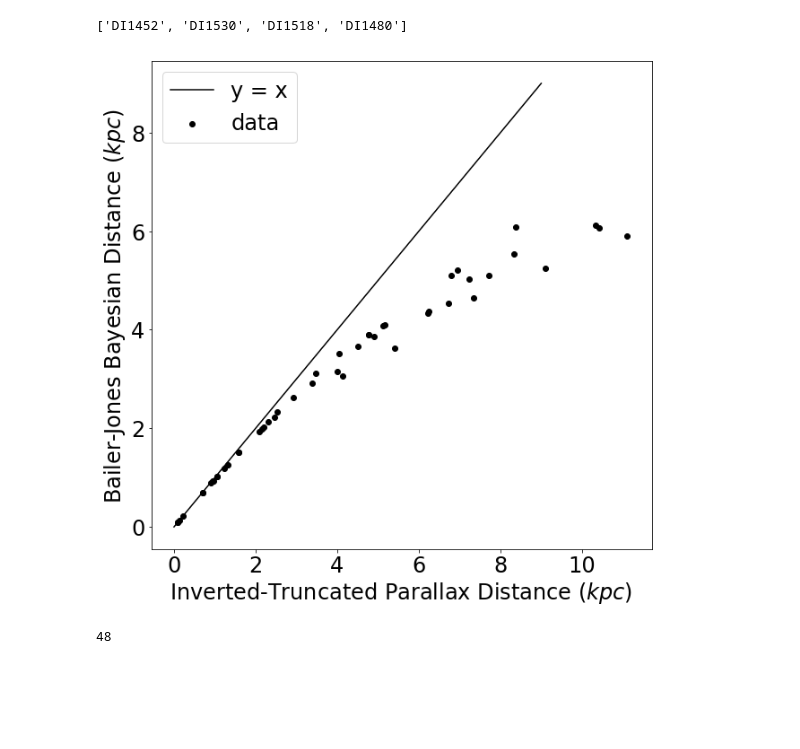
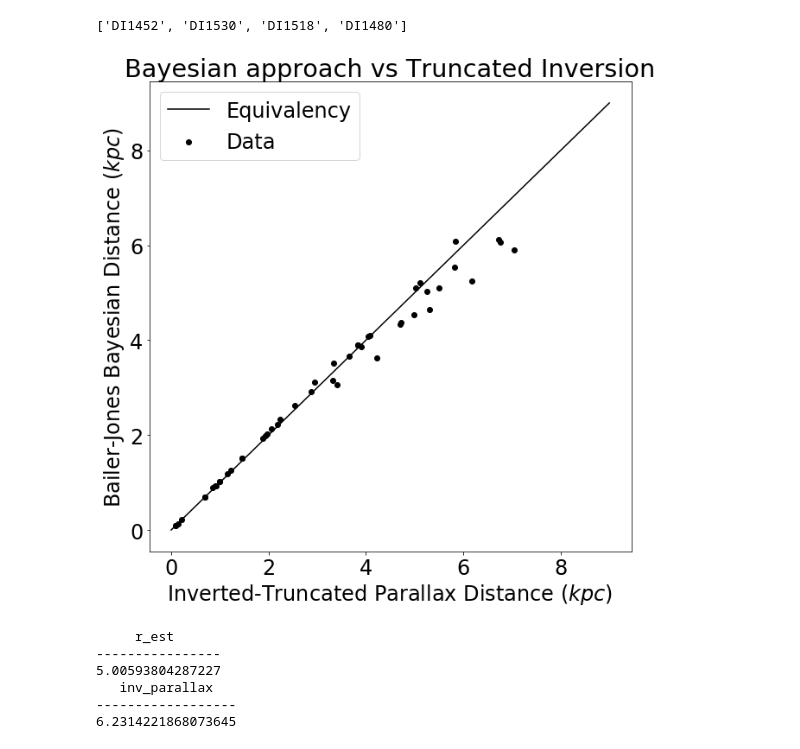
Before and after one commit to JoshuaPovick/MS_young, a Jupyter notebook: propmot_veldist_prop.ipynb, the cells around one changed output. Drawn from its saved outputs; the diff is of its cells as text; code cells hidden in the pictures; blank space fills up the shorter version.

```diff
--- a/propmot_veldist_prop.ipynb
+++ b/propmot_veldist_prop.ipynb
@@ -475,21 +477,30 @@ monarch['modality_flag'] = bay['modality_flag']
 
 close = np.where(monarch['parallax_over_error'] >= 3)
 close_monarch = monarch[close]
-close_monarch['inv_parallax'] = np.reciprocal(close_monarch['parallax'])
+close_monarch['inv_parallax'] = np.reciprocal(close_monarch['parallax']+0.052)
 # %%
-#Comparison of Bailer-Jones and naive truncated-inverted
+#Comparison of Bailer-Jones and naive truncated inverted
 
 bayparadist = range(10)
 plt.figure(figsize=[10,10])
-plt.plot(bayparadist,bayparadist,c='k',label='y = x')
-plt.scatter(close_monarch['inv_parallax'],close_monarch['r_est']/1000,c='k',label='data')
+plt.plot(bayparadist,bayparadist,c='k',label='Equivalency')
+plt.scatter(close_monarch['inv_parallax'],close_monarch['r_est']/1000,c='k',label='Data')
 plt.xlabel(r'Inverted-Truncated Parallax Distance $(kpc)$')
 plt.ylabel(r'Bailer-Jones Bayesian Distance $(kpc)$')
 plt.legend()
+plt.title('Bayesian approach vs Truncated Inversion')
 plt.show()
 # %% [output]
-[figure, old version]
+[figure, new version]
-# %%
-len(close_monarch)
-# %% [output]
-48
+# %%
+huh = np.where(monarch['NAME']=='DI1488')
+test = monarch[huh]
+print(test['r_est']/1000)
+print(close_monarch['inv_parallax'][huh])
+# %% [output]
+     r_est
+----------------
+5.00593804287227
+   inv_parallax
+------------------
+6.2314221868073645
```
Also changed, not shown: parts of 3 cells of this notebook.
